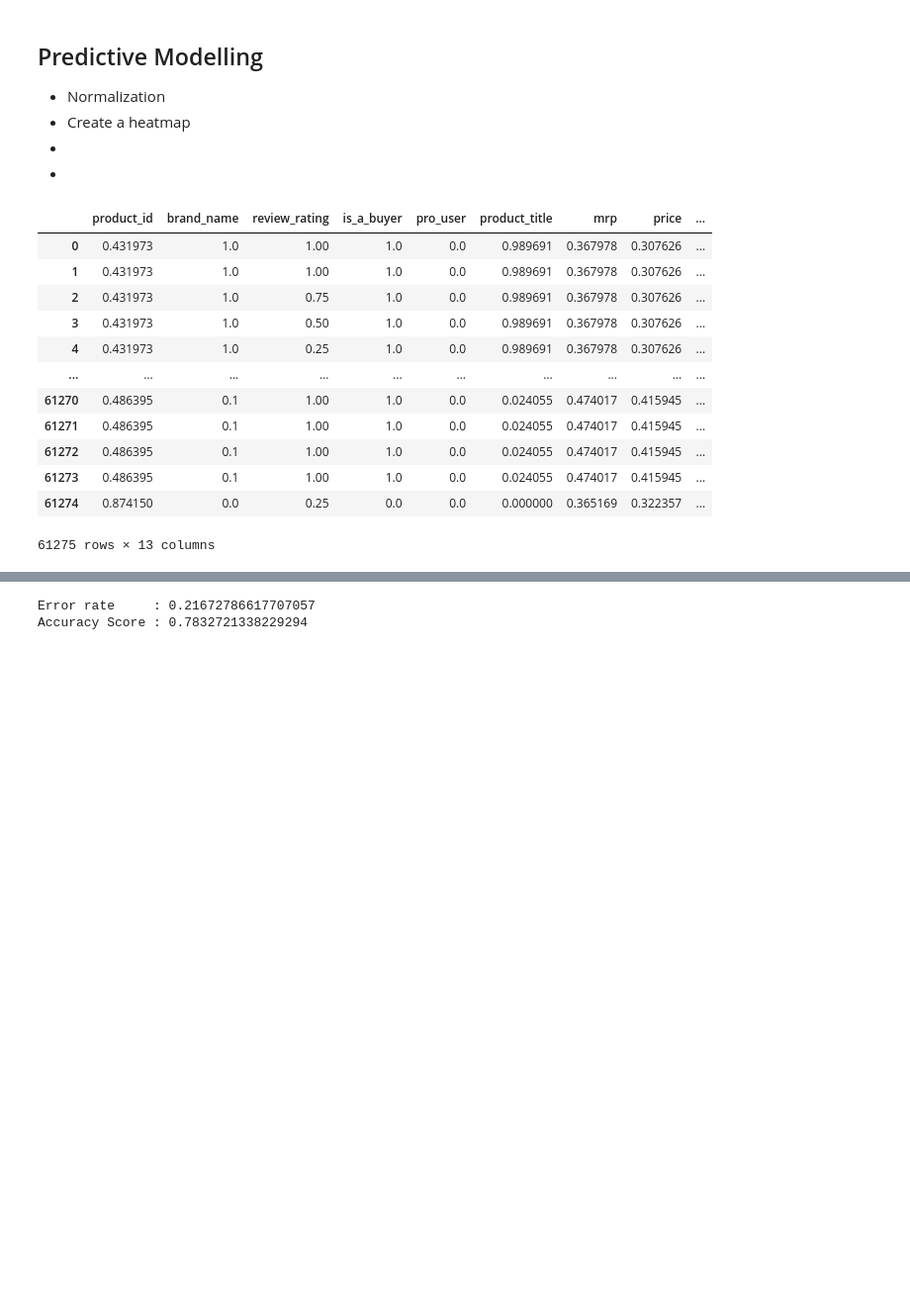
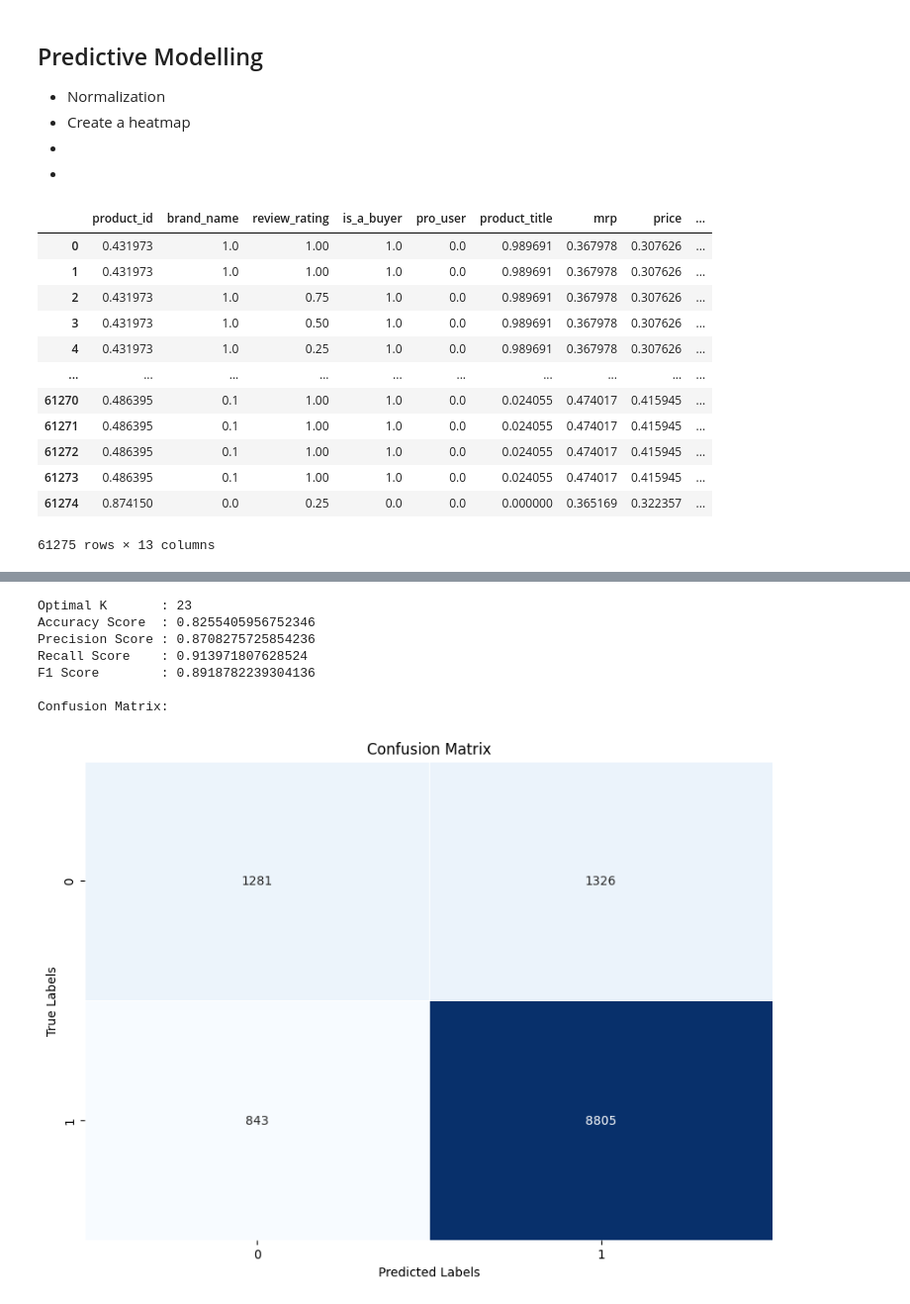
Before and after one commit to MertKilincer/Customer_Verify_Classification, a Jupyter notebook: project.ipynb, the cells around one changed output, grey strips where cells are left out. Shown at 99% size. Saved outputs shown, nothing was run; the diff lists cells and outputs as text; code cells hidden in the pictures; blank space fills up the shorter version.

```diff
--- a/project.ipynb
+++ b/project.ipynb
@@ -652,0 +679,3 @@ error is [0.2069359445124439, 0.1952672378620971, 0.18792329661362708, 0.1805793
+# %%
+knn_manhattan_acc,knn_manhattan_pre,knn_manhattan_rec,knn_manhattan_f1= knn_classification(X,Y,p=1)
+# %% [output]
@@ -653 +683,9 @@ error is [0.2069359445124439, 0.1952672378620971, 0.18792329661362708, 0.1805793
+Optimal K       : 23
+Accuracy Score  : 0.8255405956752346
+Precision Score : 0.8708275725854236
+Recall Score    : 0.913971807628524
+F1 Score        : 0.8918782239304136
+
+Confusion Matrix:
+[figure, added]
 # %%
@@ -678,5 +769,0 @@ def logistic_reg_classifier(X: pd.DataFrame, Y: pd.Series,test_size: float = 0.2
-# %%
-logistic_reg_classifier(X,Y)
-# %% [output]
-Error rate     : 0.21672786617707057
-Accuracy Score : 0.7832721338229294
```
Also changed, not shown: parts of 12 cells of this notebook.
